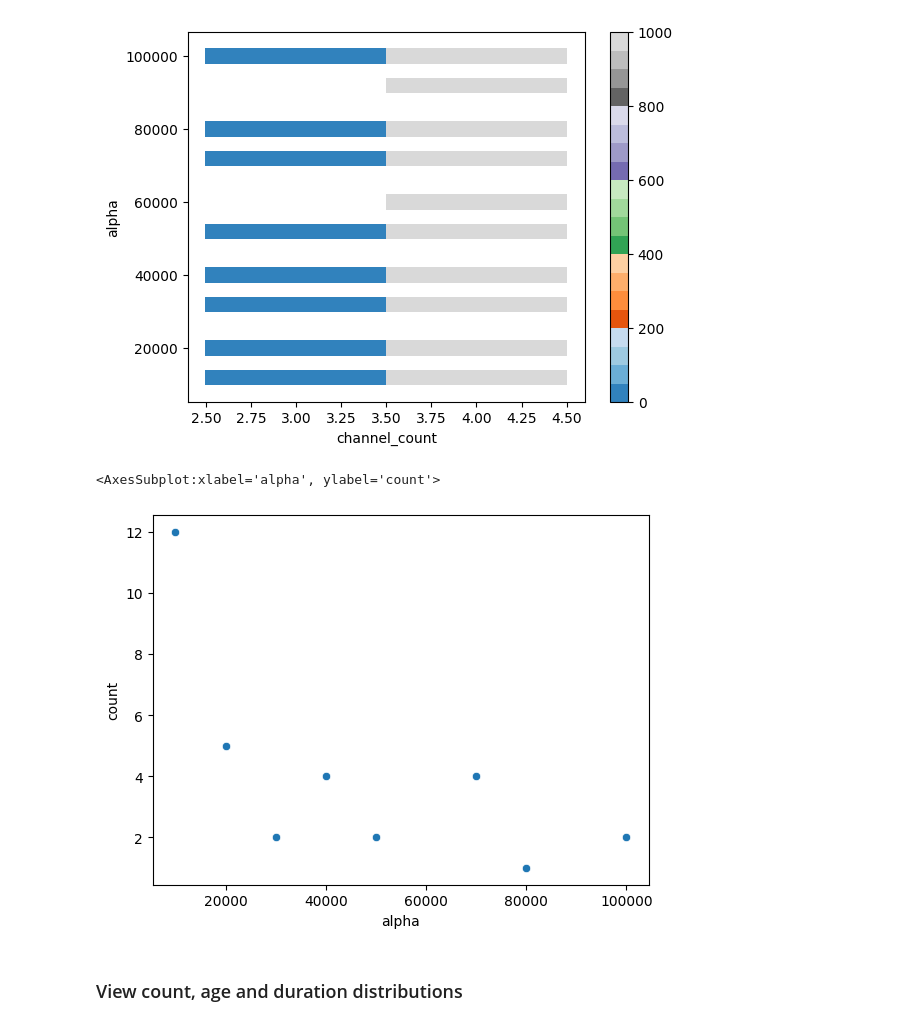
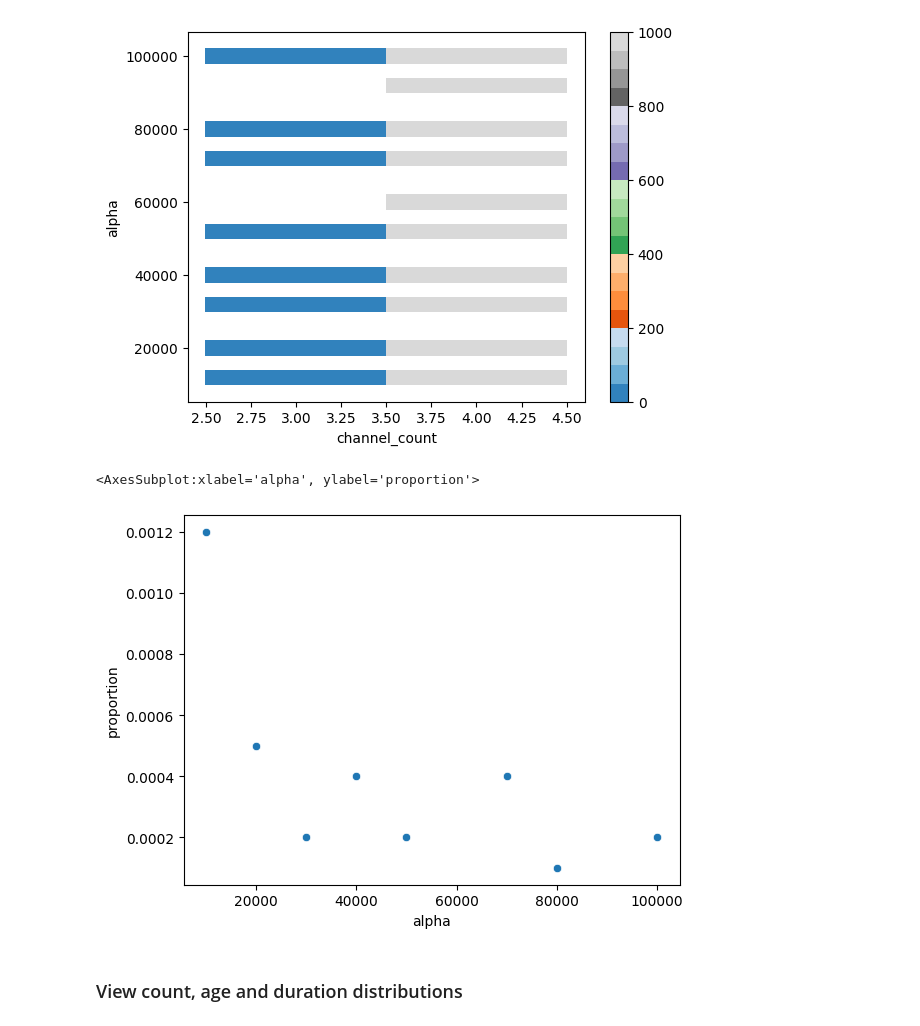
Before and after one commit to ArfyK/tournesol-dpp, a Jupyter notebook: bundle_statistics.ipynb, the cells around one changed output. Saved outputs shown, nothing was run; the diff lists cells and outputs as text; code cells hidden in the pictures.

Commit message:
add scatterplot of proportion of bundle featuring 3 channels vs alpha

```diff
--- a/bundle_statistics.ipynb
+++ b/bundle_statistics.ipynb
@@ -81,13 +81,13 @@ sns.histplot(
 <AxesSubplot:xlabel='channel_count', ylabel='alpha'>
 [figure]
 # %%
-n_channel_value_counts = n_channel.value_counts()
+n_channel_value_counts = n_channel.value_counts(normalize=True)
 sns.scatterplot(
     data=n_channel_value_counts.loc[n_channel_value_counts.index.get_loc(3)].droplevel(0),
 )
 # %% [output]
-<AxesSubplot:xlabel='alpha', ylabel='count'>
+<AxesSubplot:xlabel='alpha', ylabel='proportion'>
-[figure, old version]
+[figure, new version]
 # %% [markdown]
 ### View count, age and duration distributions
 # %%
```
